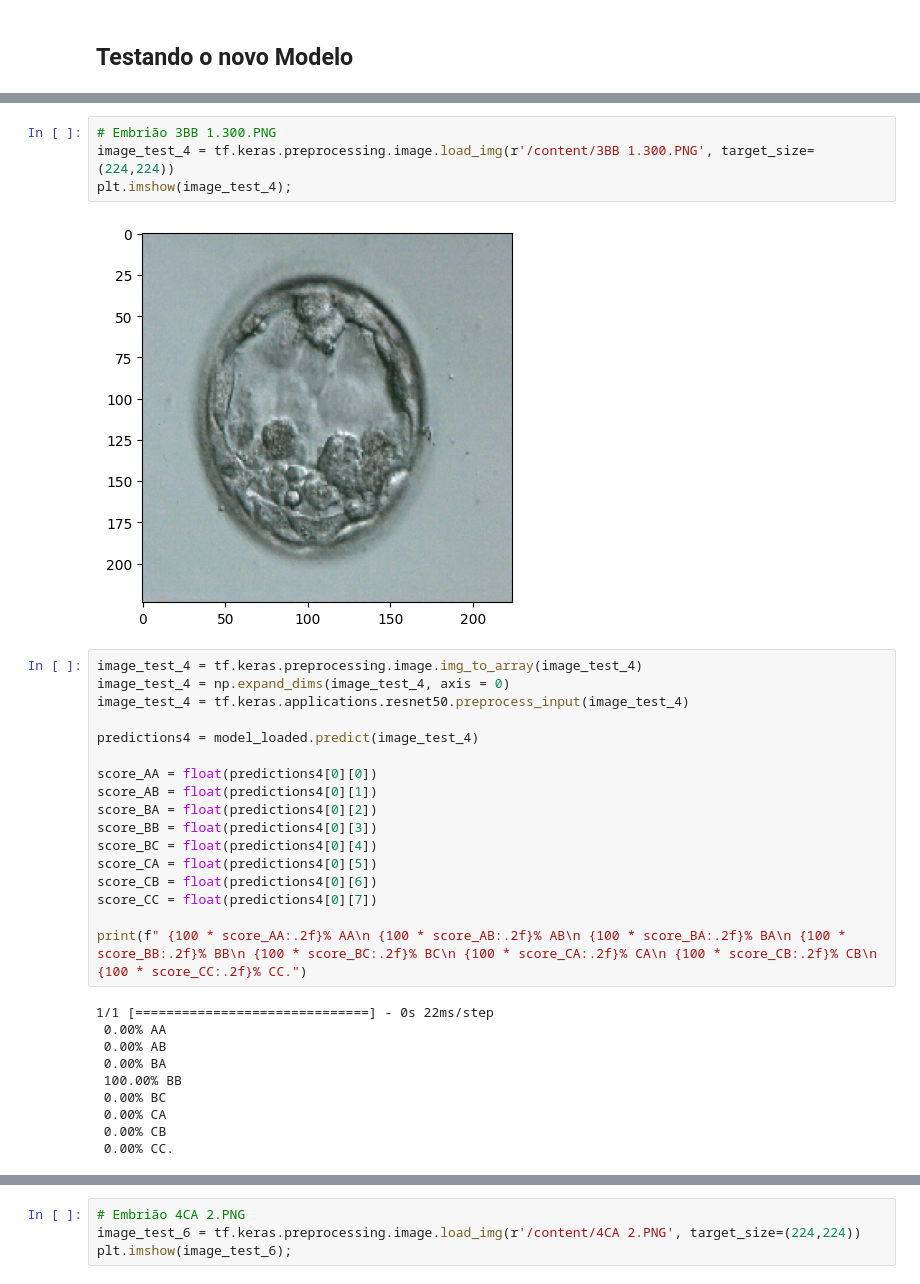
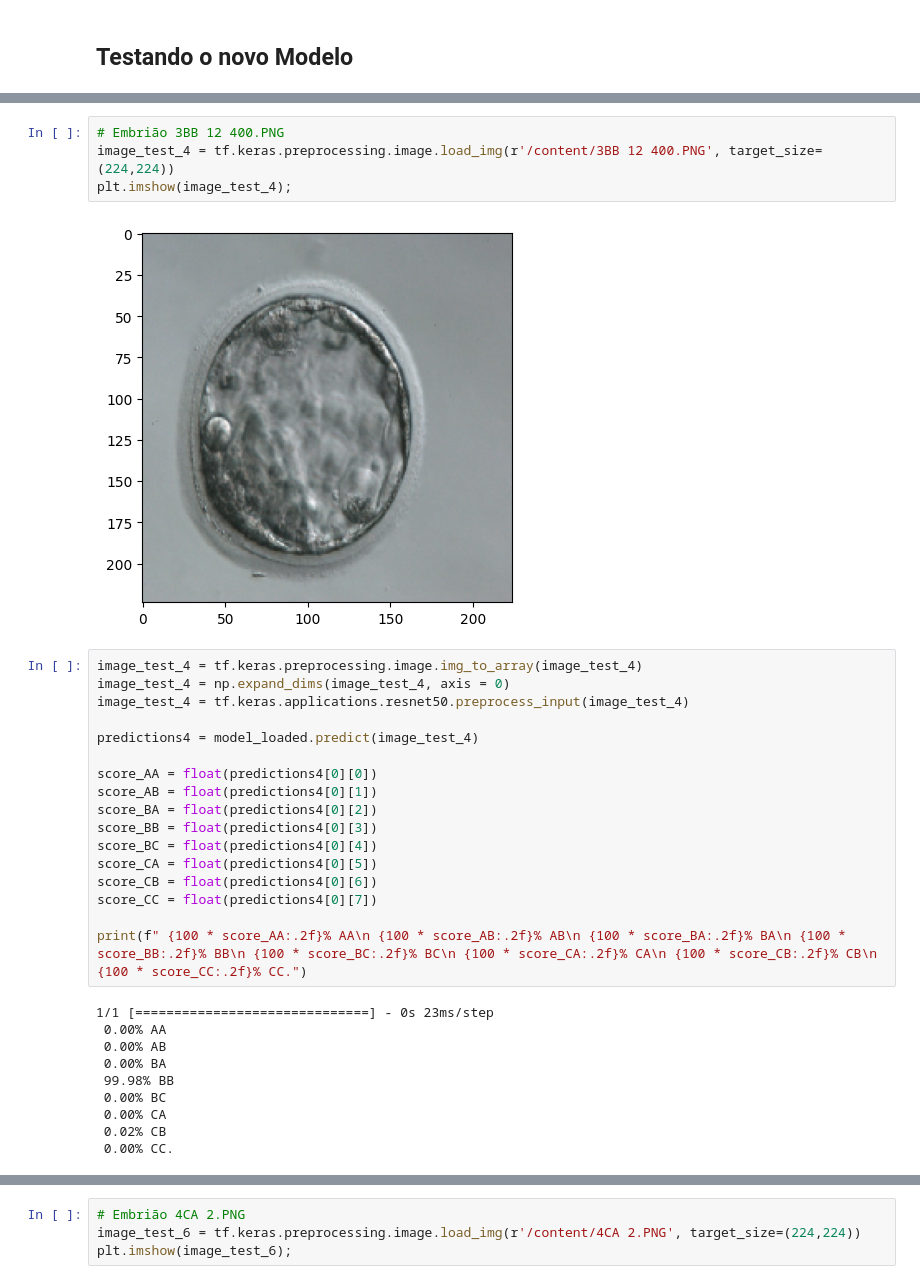
Before and after one commit to phps-28/Data-Science-PGEBM, a Jupyter notebook: Mestrado/Projeto/Teste_2_Classificação_de_Imagens_de_Embriões_ResNet50.ipynb, the cells around one changed output, grey strips where cells are left out. Drawn from its saved outputs; the diff is of its cells as text.

```diff
--- a/Mestrado/Projeto/Teste_2_Classificação_de_Imagens_de_Embriões_ResNet50.ipynb
+++ b/Mestrado/Projeto/Teste_2_Classificação_de_Imagens_de_Embriões_ResNet50.ipynb
@@ -380,11 +382,11 @@ print(f" {100 * score_AA:.2f}% AA\n {100 * score_AB:.2f}% AB\n {100 * score_BA:.
  0.00% CB
  0.00% CC.
 # %%
-# Embrião 3BB 1.300.PNG
-image_test_4 = tf.keras.preprocessing.image.load_img(r'/content/3BB 1.300.PNG', target_size=(224,224))
+# Embrião 3BB 12 400.PNG
+image_test_4 = tf.keras.preprocessing.image.load_img(r'/content/3BB 12 400.PNG', target_size=(224,224))
 plt.imshow(image_test_4);
 # %% [output]
-[figure, old version]
+[figure, new version]
 # %%
 image_test_4 = tf.keras.preprocessing.image.img_to_array(image_test_4)
 image_test_4 = np.expand_dims(image_test_4, axis = 0)
@@ -403,13 +405,13 @@ score_CC = float(predictions4[0][7])
 
 print(f" {100 * score_AA:.2f}% AA\n {100 * score_AB:.2f}% AB\n {100 * score_BA:.2f}% BA\n {100 * score_BB:.2f}% BB\n {100 * score_BC:.2f}% BC\n {100 * score_CA:.2f}% CA\n {100 * score_CB:.2f}% CB\n {100 * score_CC:.2f}% CC.")
 # %% [output]
-1/1 [==============================] - 0s 22ms/step
+1/1 [==============================] - 0s 23ms/step
  0.00% AA
  0.00% AB
  0.00% BA
- 100.00% BB
+ 99.98% BB
  0.00% BC
  0.00% CA
- 0.00% CB
+ 0.02% CB
  0.00% CC.
 # %%
```
Also changed, not shown: parts of 15 cells of this notebook.
